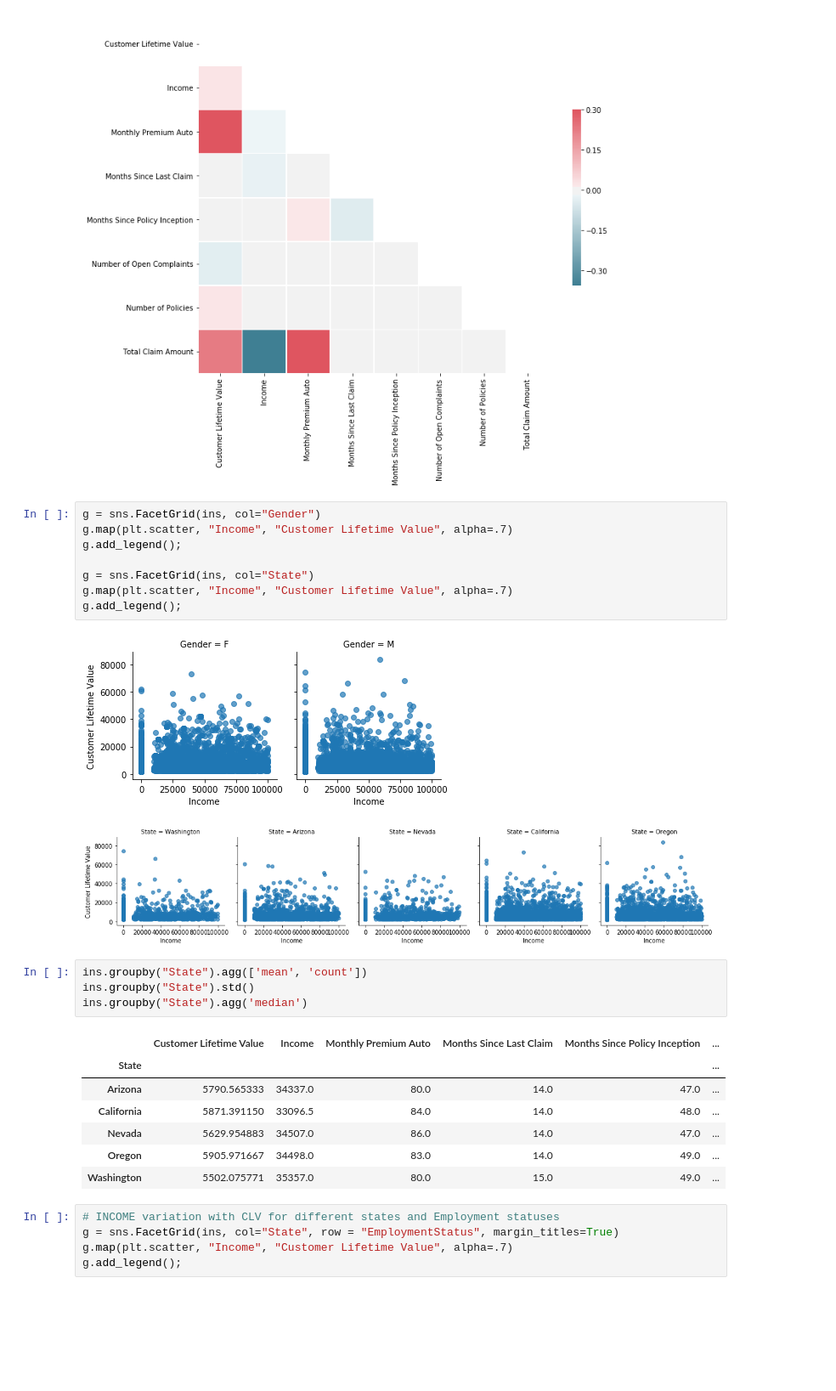
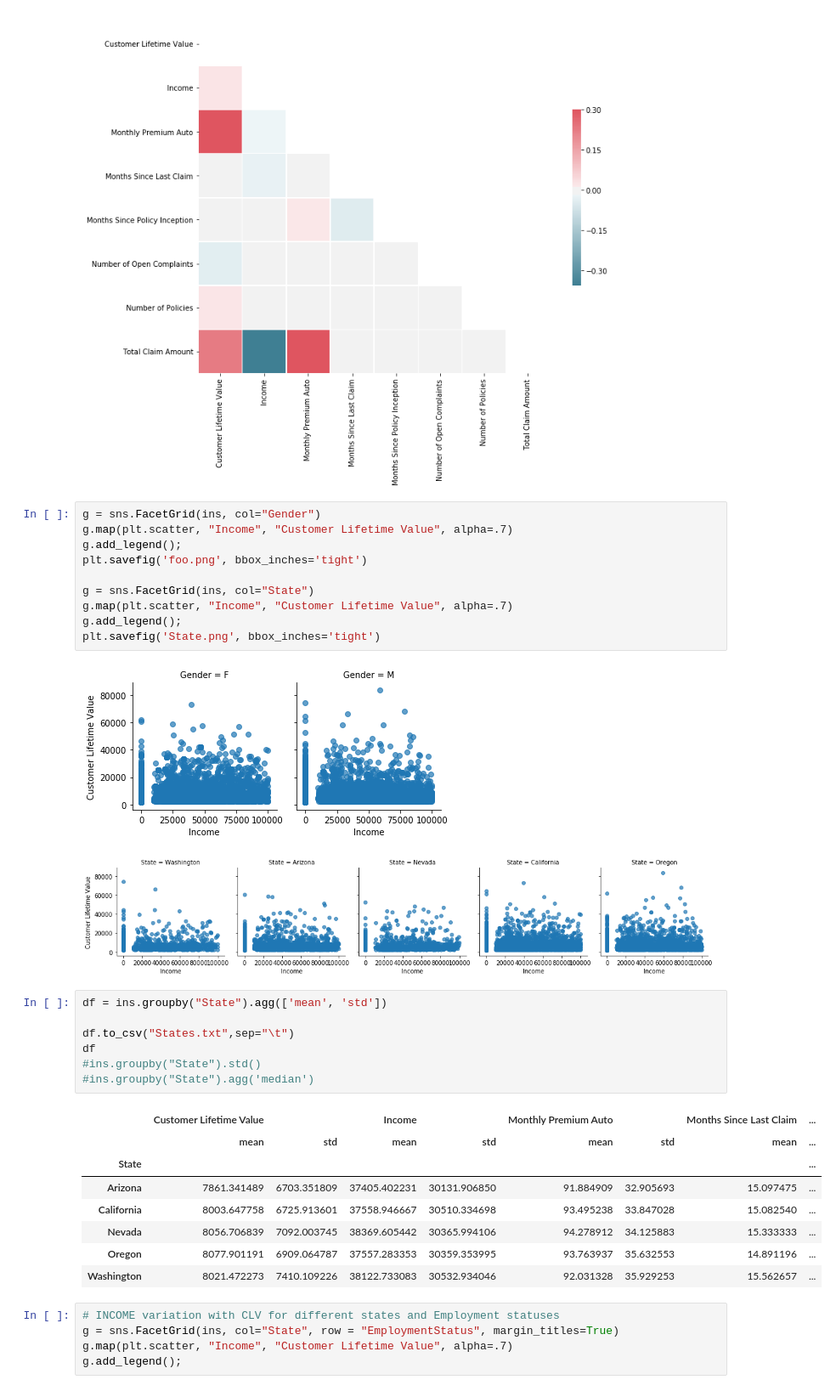
Before and after one commit to aman11verma/Open-IIT-DA, a Jupyter notebook: visualizations.ipynb, the cells around one changed output. Shown at 85% size. Saved outputs shown, nothing was run; the diff lists cells and outputs as text; blank space fills up the shorter version.

```diff
--- a/visualizations.ipynb
+++ b/visualizations.ipynb
@@ -38,25 +38,31 @@ sns.heatmap(corr, mask=mask, cmap=cmap, vmax=.3, center=0,
 g = sns.FacetGrid(ins, col="Gender")
 g.map(plt.scatter, "Income", "Customer Lifetime Value", alpha=.7)
 g.add_legend();
+plt.savefig('foo.png', bbox_inches='tight')
 
 g = sns.FacetGrid(ins, col="State")
 g.map(plt.scatter, "Income", "Customer Lifetime Value", alpha=.7)
 g.add_legend();
+plt.savefig('State.png', bbox_inches='tight')
 # %% [output]
 [figure]
 [figure]
 # %%
-ins.groupby("State").agg(['mean', 'count'])
-ins.groupby("State").std()
-ins.groupby("State").agg('median')
+df = ins.groupby("State").agg(['mean', 'std'])
+
+df.to_csv("States.txt",sep="\t")
+df
+#ins.groupby("State").std()
+#ins.groupby("State").agg('median')
 # %% [output]
-|  | Customer Lifetime Value | Income | Monthly Premium Auto | Months Since Last Claim | Months Since Policy Inception | ... |
-| State |  |  |  |  |  | ... |
-| Arizona | 5790.565333 | 34337.0 | 80.0 | 14.0 | 47.0 | ... |
-| California | 5871.391150 | 33096.5 | 84.0 | 14.0 | 48.0 | ... |
-| Nevada | 5629.954883 | 34507.0 | 86.0 | 14.0 | 47.0 | ... |
-| Oregon | 5905.971667 | 34498.0 | 83.0 | 14.0 | 49.0 | ... |
-| Washington | 5502.075771 | 35357.0 | 80.0 | 15.0 | 49.0 | ... |
+|  | Customer Lifetime Value |  | Income |  | Monthly Premium Auto |  | Months Since Last Claim | ... |
+|  | mean | std | mean | std | mean | std | mean | ... |
+| State |  |  |  |  |  |  |  | ... |
+| Arizona | 7861.341489 | 6703.351809 | 37405.402231 | 30131.906850 | 91.884909 | 32.905693 | 15.097475 | ... |
+| California | 8003.647758 | 6725.913601 | 37558.946667 | 30510.334698 | 93.495238 | 33.847028 | 15.082540 | ... |
+| Nevada | 8056.706839 | 7092.003745 | 38369.605442 | 30365.994106 | 94.278912 | 34.125883 | 15.333333 | ... |
+| Oregon | 8077.901191 | 6909.064787 | 37557.283353 | 30359.353995 | 93.763937 | 35.632553 | 14.891196 | ... |
+| Washington | 8021.472273 | 7410.109226 | 38122.733083 | 30532.934046 | 92.031328 | 35.929253 | 15.562657 | ... |
 # %%
 # INCOME variation with CLV for different states and Employment statuses
 g = sns.FacetGrid(ins, col="State", row = "EmploymentStatus", margin_titles=True)
```
Also changed, not shown: parts of 7 cells of this notebook, 4 other files.
